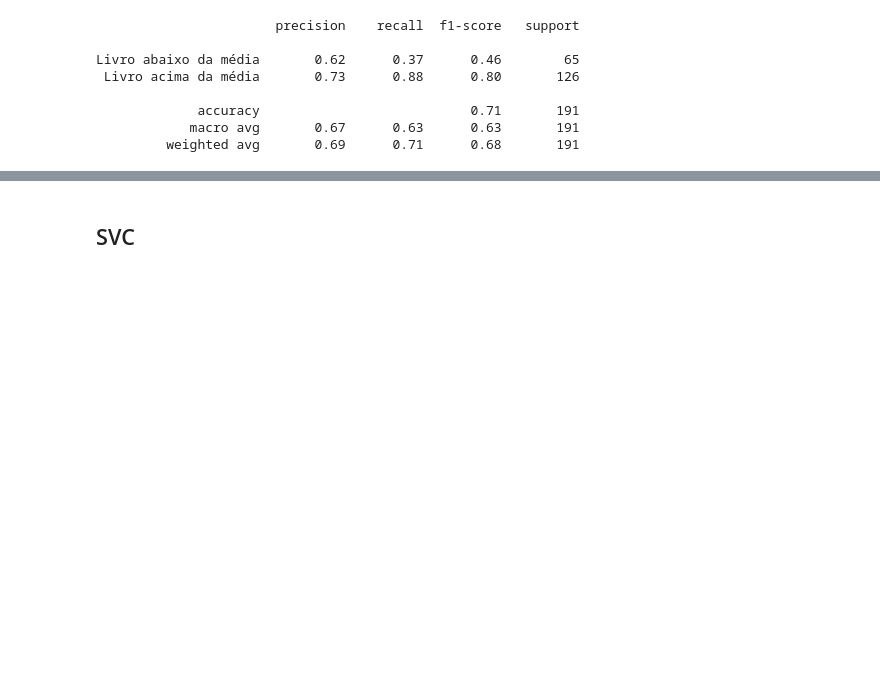
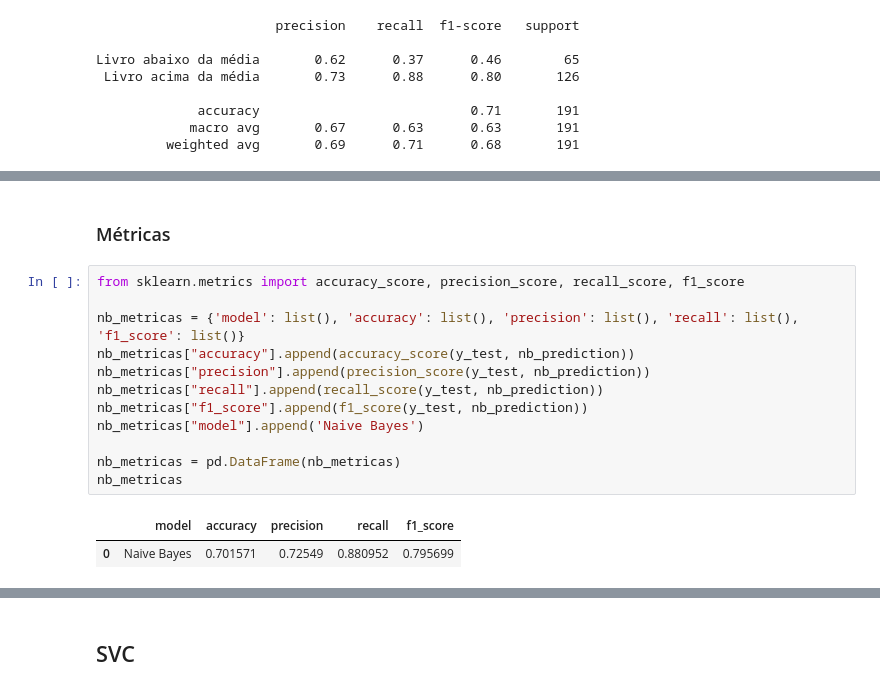
Before and after one commit to JonasBrother97/jeff_final, a Jupyter notebook: FINAL.ipynb, the cells around one changed output, grey strips where cells are left out. Cells and saved outputs as stored; diff of their text form; blank space fills up the shorter version.

```diff
--- a/FINAL.ipynb
+++ b/FINAL.ipynb
@@ -447,0 +472,17 @@ Livro abaixo da média       0.62      0.37      0.46        65
+# %% [markdown]
+### Métricas
+# %%
+from sklearn.metrics import accuracy_score, precision_score, recall_score, f1_score
+
+nb_metricas = {'model': list(), 'accuracy': list(), 'precision': list(), 'recall': list(), 'f1_score': list()}
+nb_metricas["accuracy"].append(accuracy_score(y_test, nb_prediction))
+nb_metricas["precision"].append(precision_score(y_test, nb_prediction))
+nb_metricas["recall"].append(recall_score(y_test, nb_prediction))
+nb_metricas["f1_score"].append(f1_score(y_test, nb_prediction))
+nb_metricas["model"].append('Naive Bayes')
+
+nb_metricas = pd.DataFrame(nb_metricas)
+nb_metricas
+# %% [output]
+|  | model | accuracy | precision | recall | f1_score |
+| 0 | Naive Bayes | 0.701571 | 0.72549 | 0.880952 | 0.795699 |
```
Also changed, not shown: parts of 17 cells of this notebook, 4 other files.
